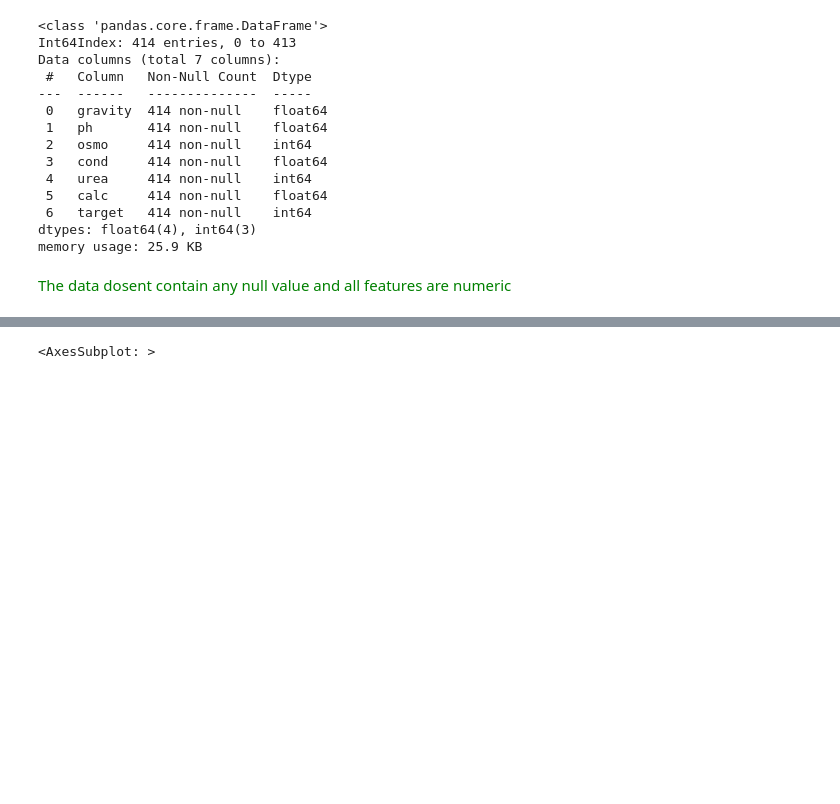
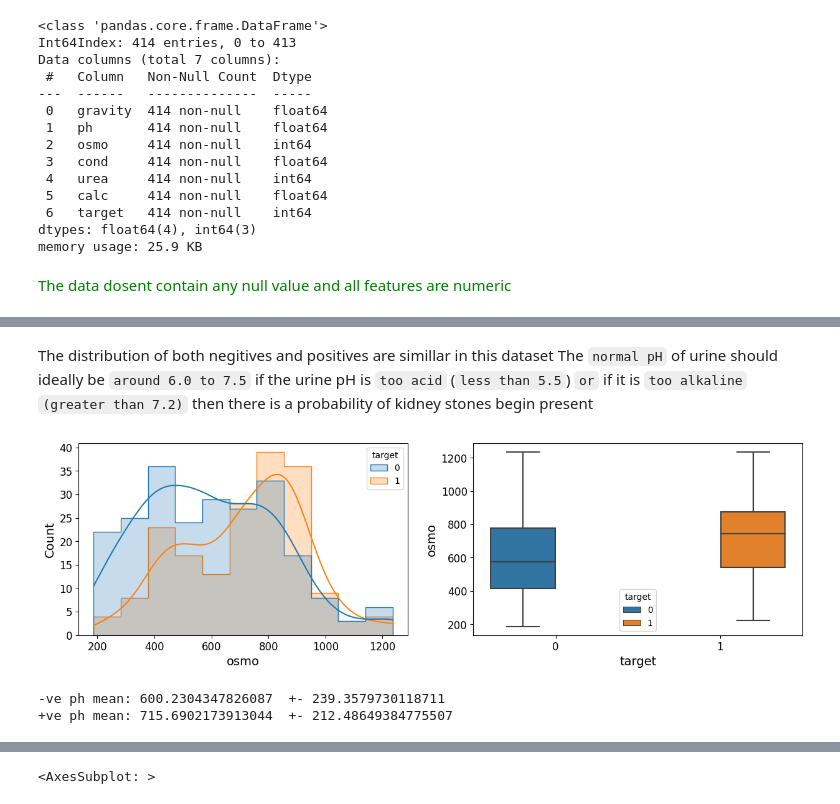
Before and after one commit to ayushmehraa/Kidney-stone-prediction, a Jupyter notebook: notebook.ipynb, the cells around one changed output, grey strips where cells are left out. Saved outputs shown, nothing was run; the diff lists cells and outputs as text; code cells hidden in the pictures; blank space fills up the shorter version.

```diff
--- a/notebook.ipynb
+++ b/notebook.ipynb
@@ -90,0 +115,12 @@ memory usage: 25.9 KB
+# %% [markdown]
+The distribution of both negitives and positives are simillar in this dataset
+The `normal pH` of urine should ideally be `around 6.0 to 7.5` if the urine pH is `too acid` (`less than 5.5`) `or` if it is `too alkaline` `(greater than 7.2)` then there is a probability of kidney stones begin present
+# %%
+plot_numerical_data('osmo','target')
+# %% [output]
+[figure, added]
+# %%
+print_mean('osmo')
+# %% [output]
+-ve ph mean: 600.2304347826087  +- 239.3579730118711
++ve ph mean: 715.6902173913044  +- 212.48649384775507
```
Also changed, not shown: parts of 18 cells of this notebook.
